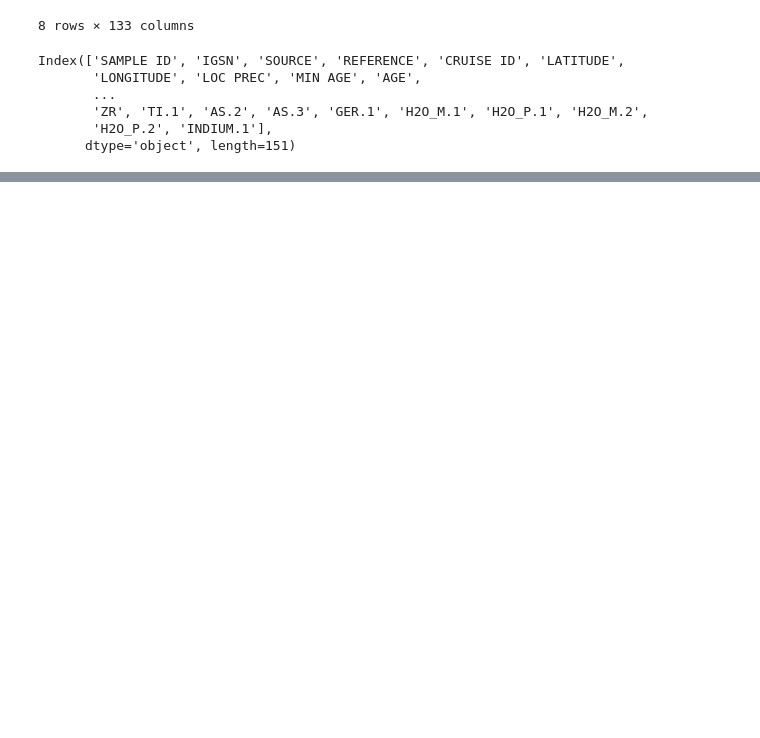
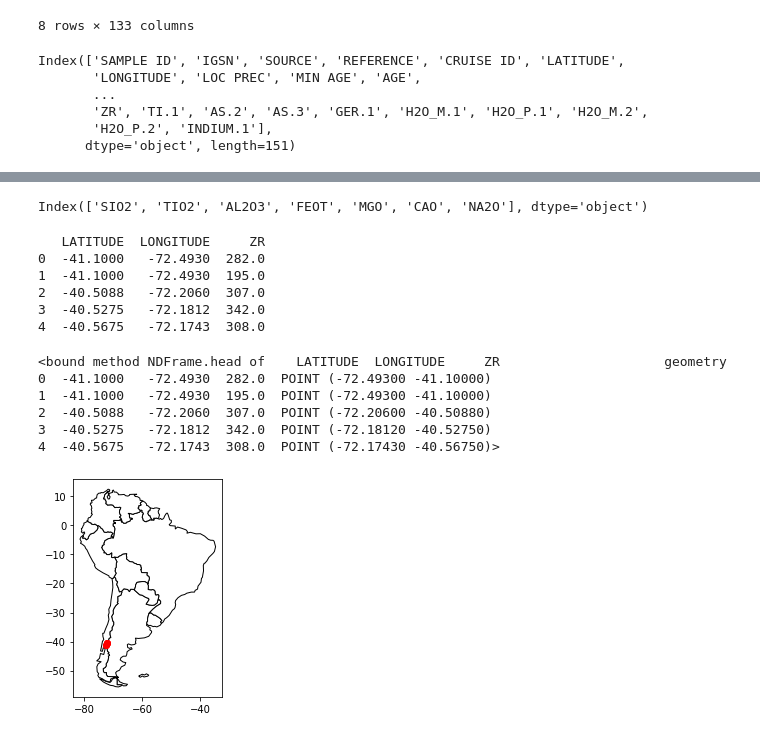
Before and after one commit to DSEI21000-S21/project-clustering-geological-samples, a Jupyter notebook: Geological_Samples_ML_Project.ipynb, the cells around one changed output, grey strips where cells are left out. Saved outputs shown, nothing was run; the diff lists cells and outputs as text; code cells hidden in the pictures; blank space fills up the shorter version.

```diff
--- a/Geological_Samples_ML_Project.ipynb
+++ b/Geological_Samples_ML_Project.ipynb
@@ -107,0 +275,19 @@ df.shape
+# %%
+# List the 5 best features in a row
+
+cols = list(X.columns)
+model = LinearRegression()
+#Initializing RFE model
+rfe = RFE(model, 10)
+#Transforming data using RFE
+X_rfe = rfe.fit_transform(X,y)
+
+#Fitting the data to model
+model.fit(X_rfe,y)
+temp = pd.Series(rfe.support_,index = cols)
+selected_features_rfe = temp[temp==True].index
+print(selected_features_rfe)
+
+# Makes sense Ti is second because it doesn't like to move out of rocks
+# %% [output]
+Index(['SIO2', 'TIO2', 'AL2O3', 'FEOT', 'MGO', 'CAO', 'NA2O'], dtype='object')
@@ -107,0 +296,44 @@ df.shape
+# %%
+#!pip install geopandas
+
+import geopandas
+from shapely.geos import lgeos
+import fiona
+from shapely.geometry import Polygon
+
+# Sample dataset with long lat to plot
+data_new = df[:5]
+
+# select multiple columns
+data_new = data_new.loc[:5,['LATITUDE', 'LONGITUDE', 'ZR']]
+print(data_new)
+# %% [output]
+   LATITUDE  LONGITUDE     ZR
+0  -41.1000   -72.4930  282.0
+1  -41.1000   -72.4930  195.0
+2  -40.5088   -72.2060  307.0
+3  -40.5275   -72.1812  342.0
+4  -40.5675   -72.1743  308.0
+# %%
+gdf = geopandas.GeoDataFrame(data_new, geometry=geopandas.points_from_xy(data_new['LONGITUDE'],data_new['LATITUDE']))
+print(gdf.head)
+# %% [output]
+<bound method NDFrame.head of    LATITUDE  LONGITUDE     ZR                     geometry
+0  -41.1000   -72.4930  282.0  POINT (-72.49300 -41.10000)
+1  -41.1000   -72.4930  195.0  POINT (-72.49300 -41.10000)
+2  -40.5088   -72.2060  307.0  POINT (-72.20600 -40.50880)
+3  -40.5275   -72.1812  342.0  POINT (-72.18120 -40.52750)
+4  -40.5675   -72.1743  308.0  POINT (-72.17430 -40.56750)>
+# %%
+world = geopandas.read_file(geopandas.datasets.get_path('naturalearth_lowres'))
+
+# We restrict to South America.
+ax = world[world.continent == 'South America'].plot(
+    color='white', edgecolor='black')
+
+# We can now plot our ``GeoDataFrame``.
+gdf.plot(ax=ax, color='red')
+
+plt.show()
+# %% [output]
+[figure, added]
```
Also changed, not shown: parts of 20 cells of this notebook.
